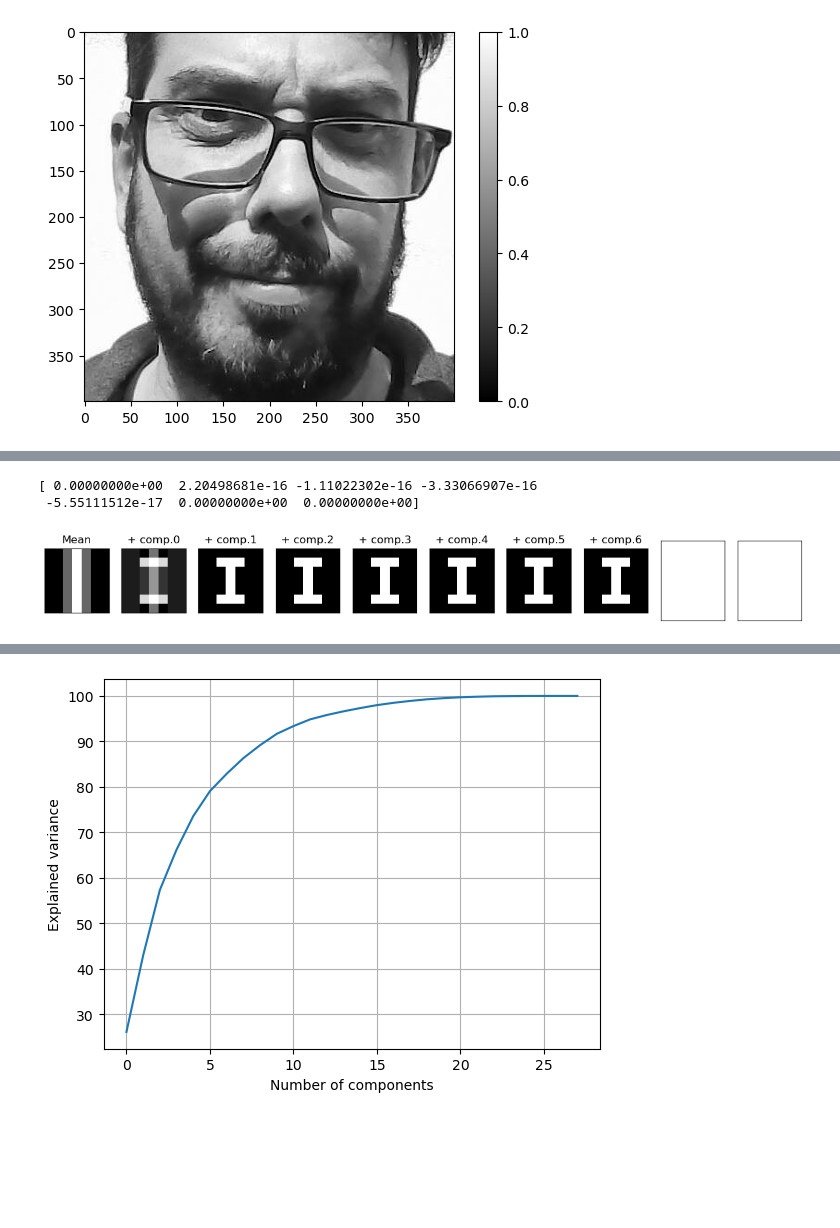
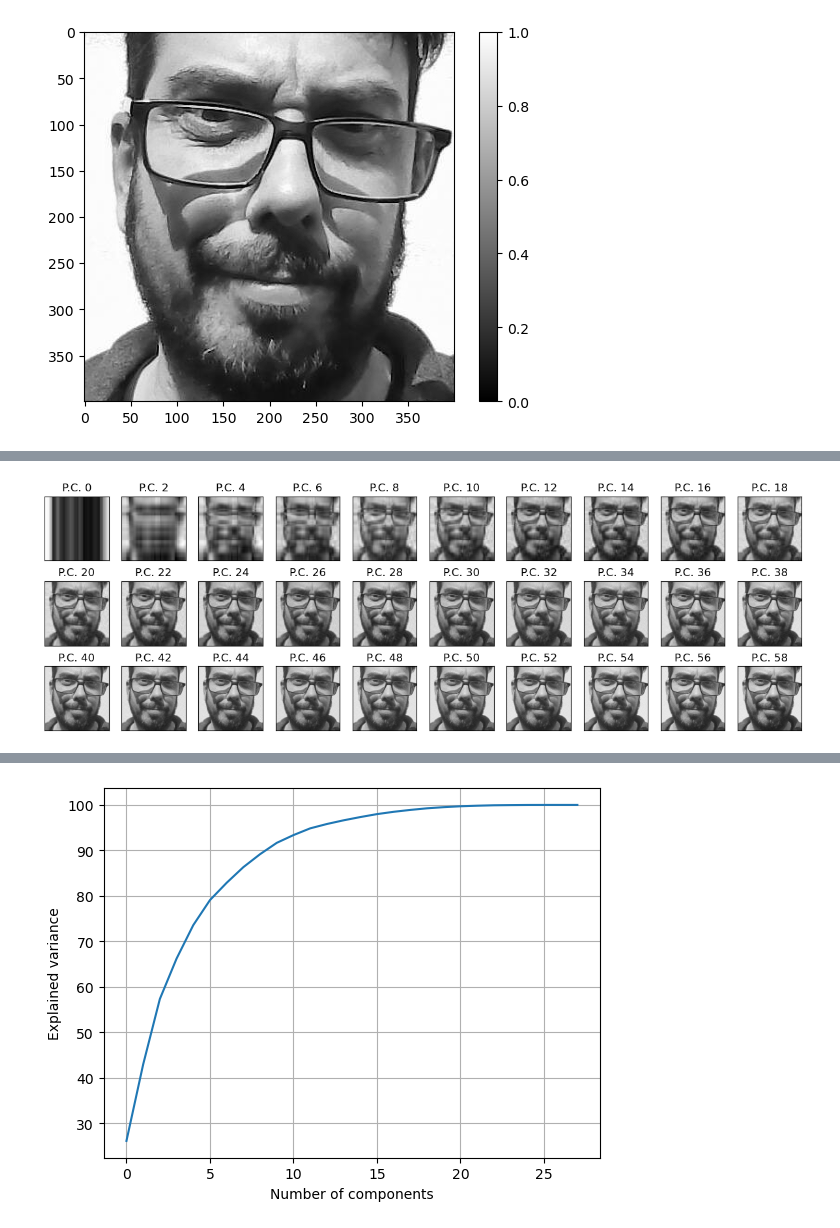
Before and after one commit to rh-pires/principal-component-analysis, a Jupyter notebook: pca_intro.ipynb, the cells around one changed output, grey strips where cells are left out. Saved outputs shown, nothing was run; the diff lists cells and outputs as text; code cells hidden in the pictures; blank space fills up the shorter version.

```diff
--- a/pca_intro.ipynb
+++ b/pca_intro.ipynb
@@ -270,6 +254,5 @@ image_sum_components(img_new)
-# %%
-image_sum_components(np.asarray(mx))
-# %% [output]
-[ 0.00000000e+00  2.20498681e-16 -1.11022302e-16 -3.33066907e-16
- -5.55111512e-17  0.00000000e+00  0.00000000e+00]
-[figure, removed]
+# %%
+my_lst = np.arange(0,60,2)
+img_pc = image_sum_components(img_face,my_lst)
+# %% [output]
+[figure, added]
```
Also changed, not shown: parts of 15 cells of this notebook, 3 other files.
